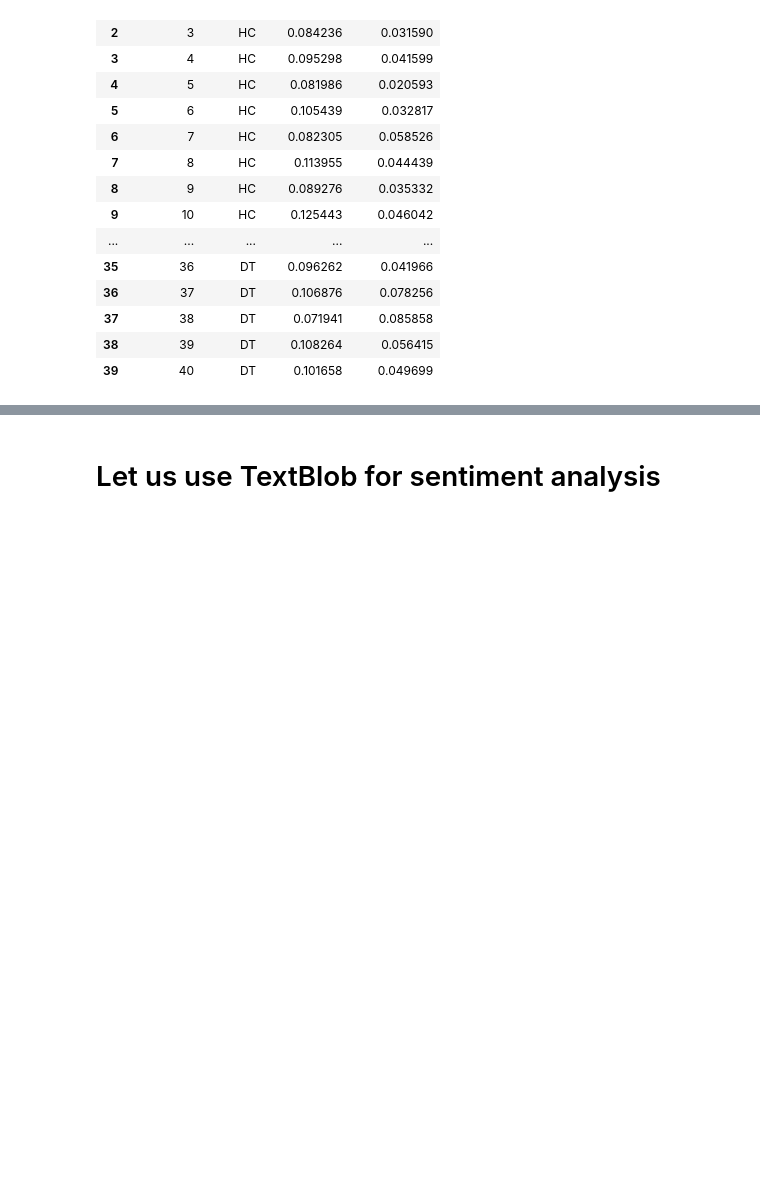
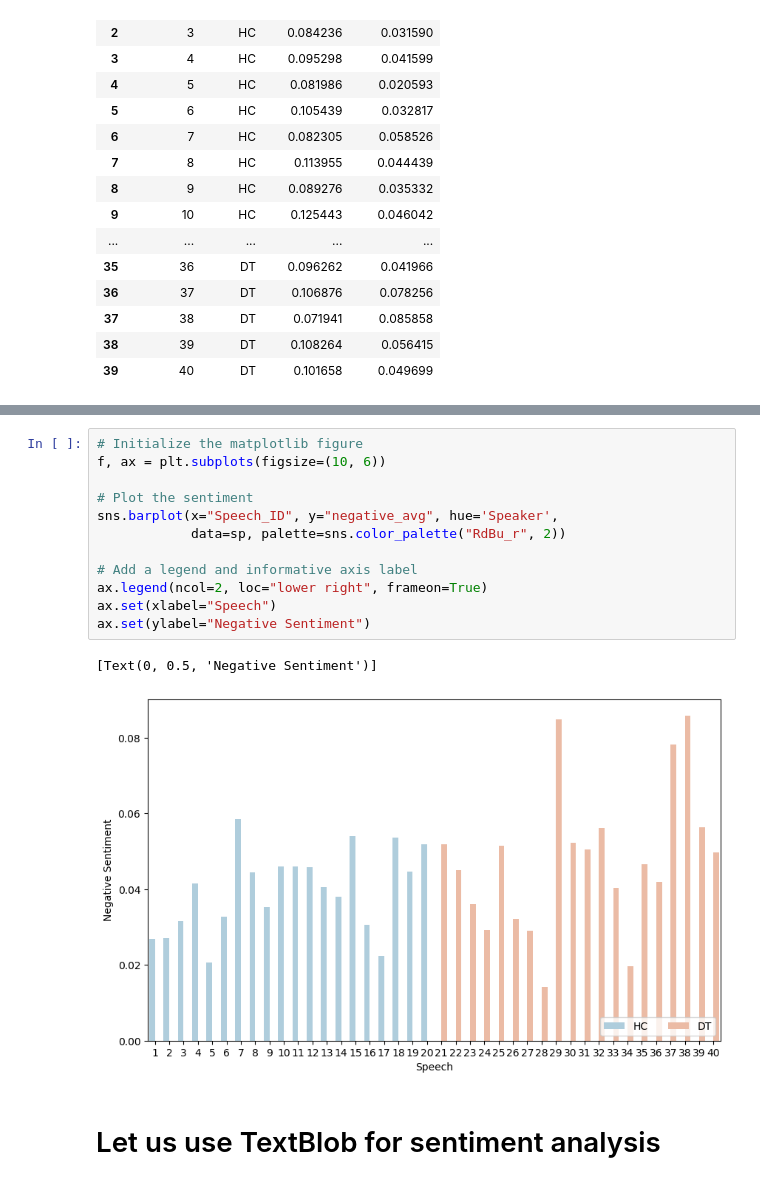
Before and after one commit to rogelj/US_Speech_Sentiment, a Jupyter notebook: Sentiment_Speeches_Clinton_Trump.ipynb, the cells around one changed output, grey strips where cells are left out. Saved outputs shown, nothing was run; the diff lists cells and outputs as text; blank space fills up the shorter version.

```diff
--- a/Sentiment_Speeches_Clinton_Trump.ipynb
+++ b/Sentiment_Speeches_Clinton_Trump.ipynb
@@ -120,3 +139,18 @@ sp[['Speech_ID', 'Speaker', 'positive_avg','negative_avg']]
+# %%
+# Initialize the matplotlib figure
+f, ax = plt.subplots(figsize=(10, 6))
+
+# Plot the sentiment
+sns.barplot(x="Speech_ID", y="negative_avg", hue='Speaker',
+            data=sp, palette=sns.color_palette("RdBu_r", 2))
+
+# Add a legend and informative axis label
+ax.legend(ncol=2, loc="lower right", frameon=True)
+ax.set(xlabel="Speech")
+ax.set(ylabel="Negative Sentiment")
+# %% [output]
+[Text(0, 0.5, 'Negative Sentiment')]
+[figure, added]
 # %% [markdown]
 # Let us use TextBlob for sentiment analysis
 # %%
```
Also changed, not shown: parts of 6 cells of this notebook.
